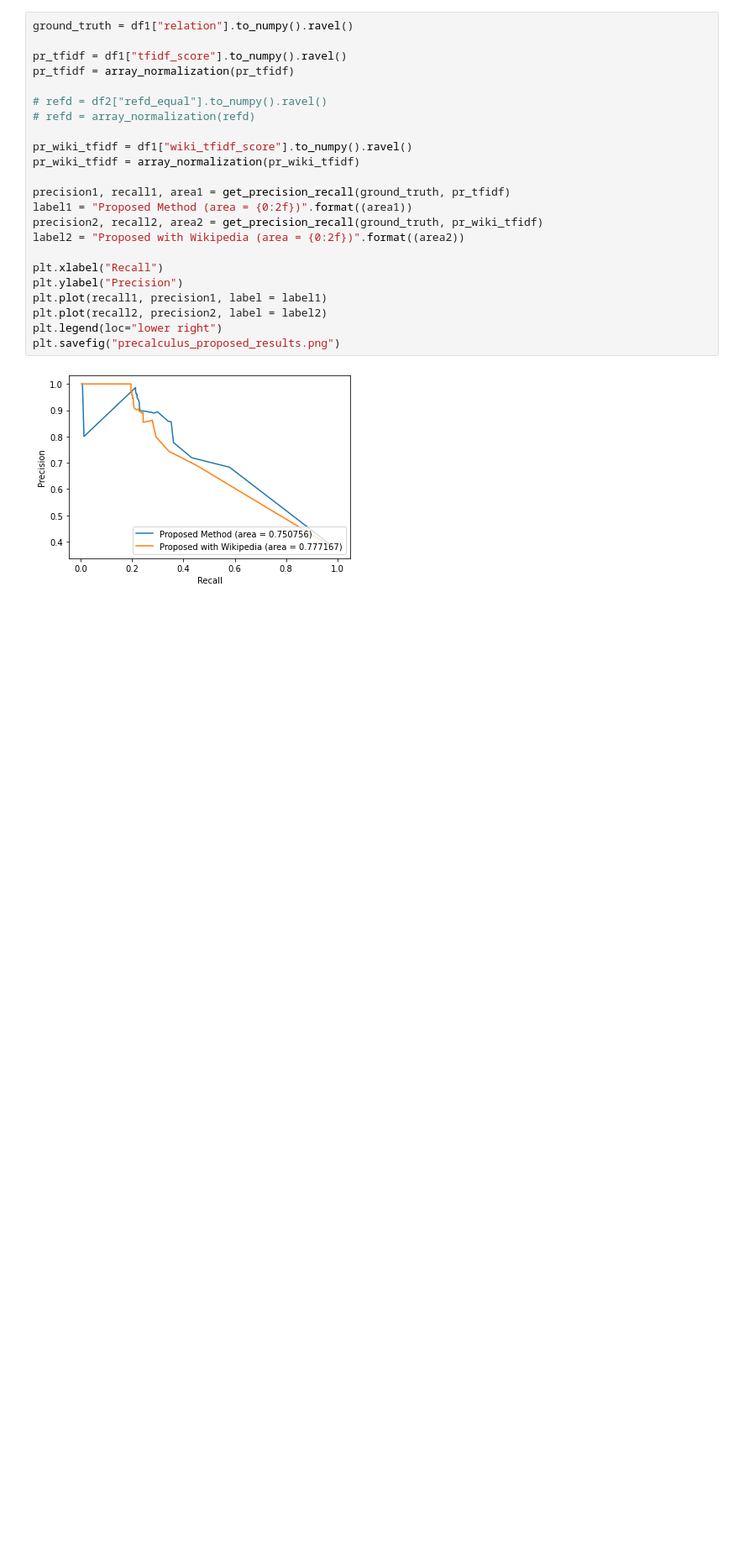
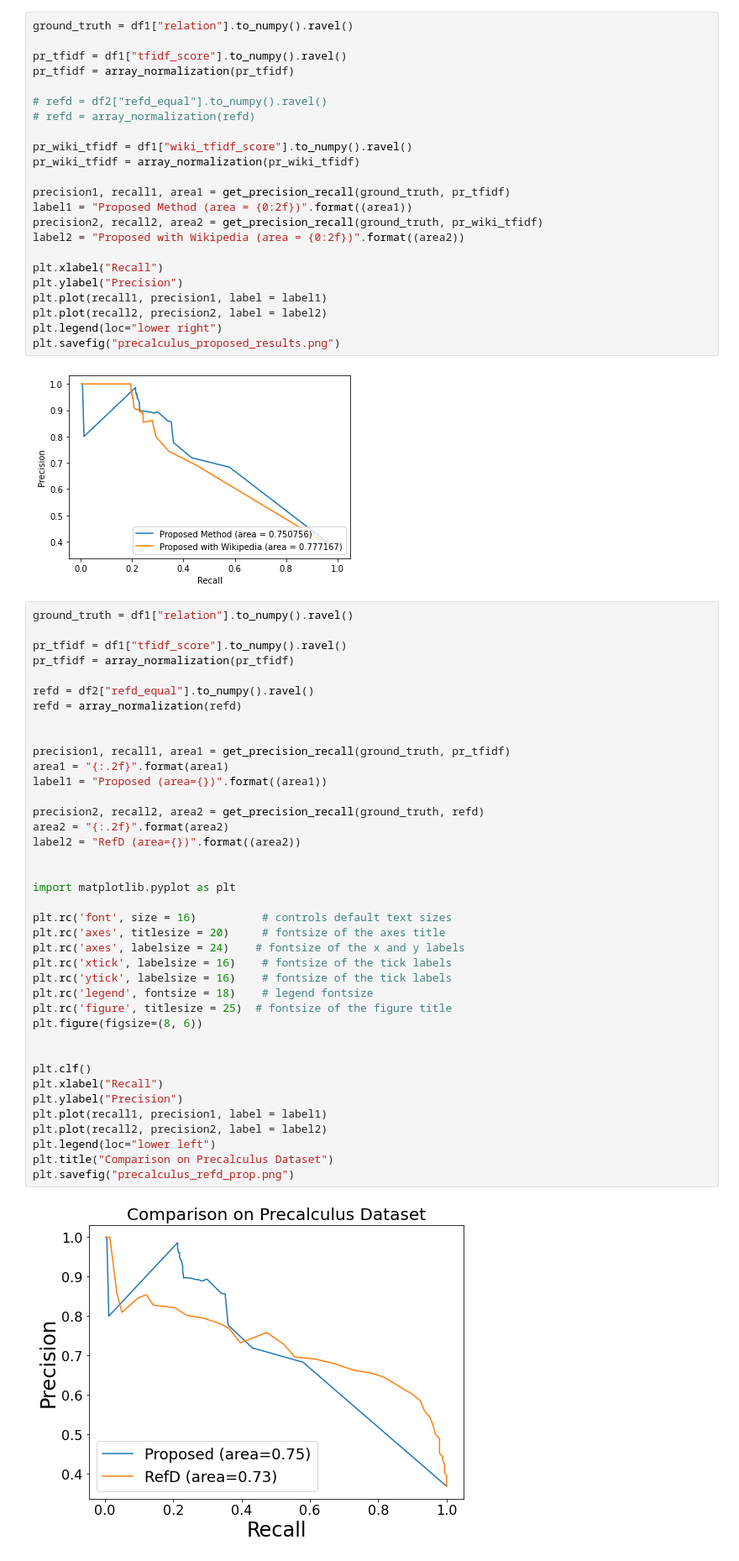
Before and after one commit to itsshivampal/Concept-Prerequiste-Learning, a Jupyter notebook: Precalculus Exp Setup/result_analysis/Graph Plotting.ipynb, the cells around one changed output. Shown: that part at 84% size. Cells and saved outputs as stored; diff of their text form; blank space fills up the shorter version.

```diff
--- a/Precalculus Exp Setup/result_analysis/Graph Plotting.ipynb
+++ b/Precalculus Exp Setup/result_analysis/Graph Plotting.ipynb
@@ -146,3 +146,44 @@ plt.legend(loc="lower right")
 plt.savefig("precalculus_proposed_results.png")
 # %% [output]
 [figure]
+# %%
+ground_truth = df1["relation"].to_numpy().ravel()
+
+pr_tfidf = df1["tfidf_score"].to_numpy().ravel()
+pr_tfidf = array_normalization(pr_tfidf)
+
+refd = df2["refd_equal"].to_numpy().ravel()
+refd = array_normalization(refd)
+
+
+precision1, recall1, area1 = get_precision_recall(ground_truth, pr_tfidf)
+area1 = "{:.2f}".format(area1)
+label1 = "Proposed (area={})".format((area1))
+
+precision2, recall2, area2 = get_precision_recall(ground_truth, refd)
+area2 = "{:.2f}".format(area2)
+label2 = "RefD (area={})".format((area2))
+
+
+import matplotlib.pyplot as plt
+
+plt.rc('font', size = 16)          # controls default text sizes
+plt.rc('axes', titlesize = 20)     # fontsize of the axes title
+plt.rc('axes', labelsize = 24)    # fontsize of the x and y labels
+plt.rc('xtick', labelsize = 16)    # fontsize of the tick labels
+plt.rc('ytick', labelsize = 16)    # fontsize of the tick labels
+plt.rc('legend', fontsize = 18)    # legend fontsize
+plt.rc('figure', titlesize = 25)  # fontsize of the figure title
+plt.figure(figsize=(8, 6))
+
+
+plt.clf()
+plt.xlabel("Recall")
+plt.ylabel("Precision")
+plt.plot(recall1, precision1, label = label1)
+plt.plot(recall2, precision2, label = label2)
+plt.legend(loc="lower left")
+plt.title("Comparison on Precalculus Dataset")
+plt.savefig("precalculus_refd_prop.png")
+# %% [output]
+[figure, added]
```
Also changed, not shown: 11 other files.
